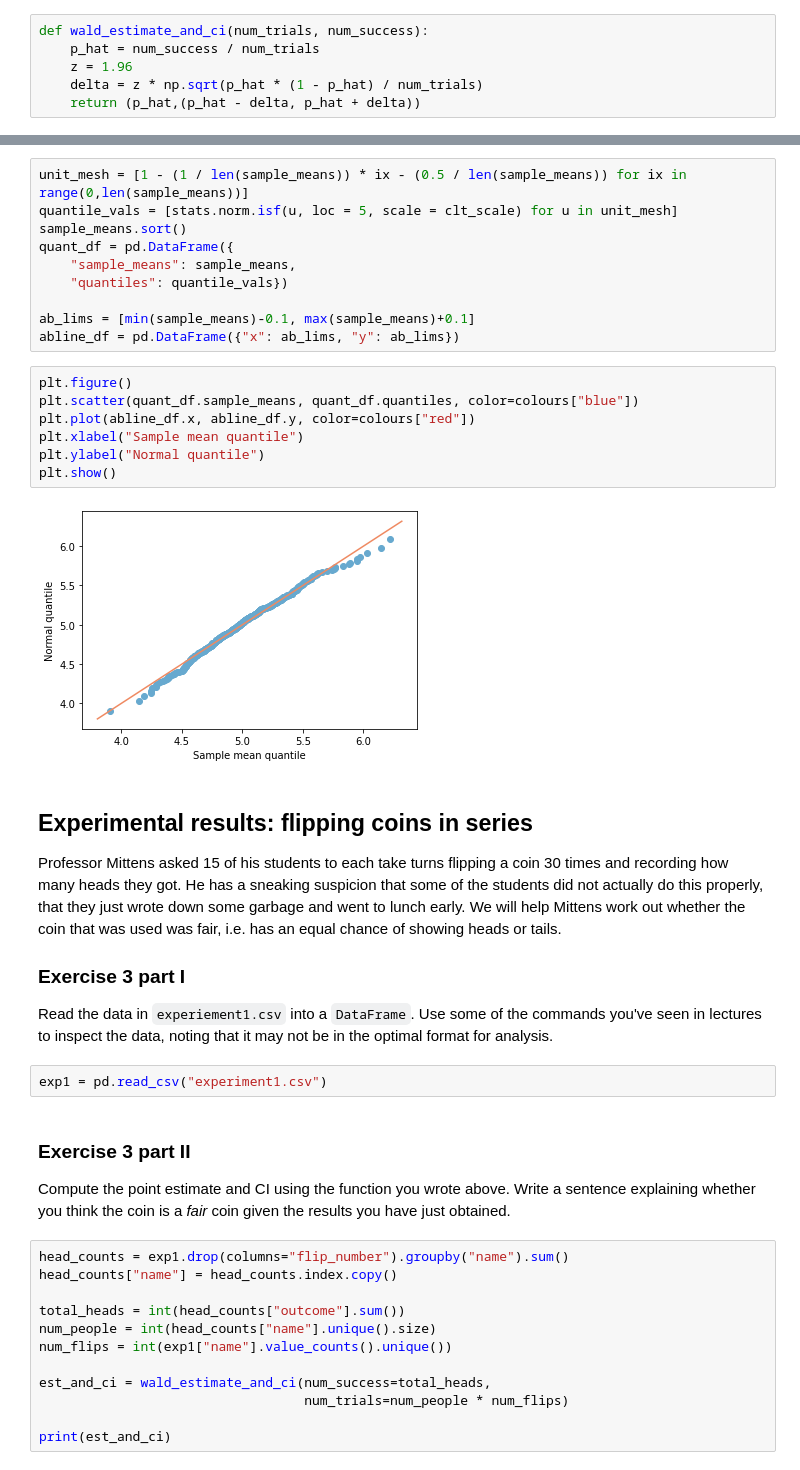
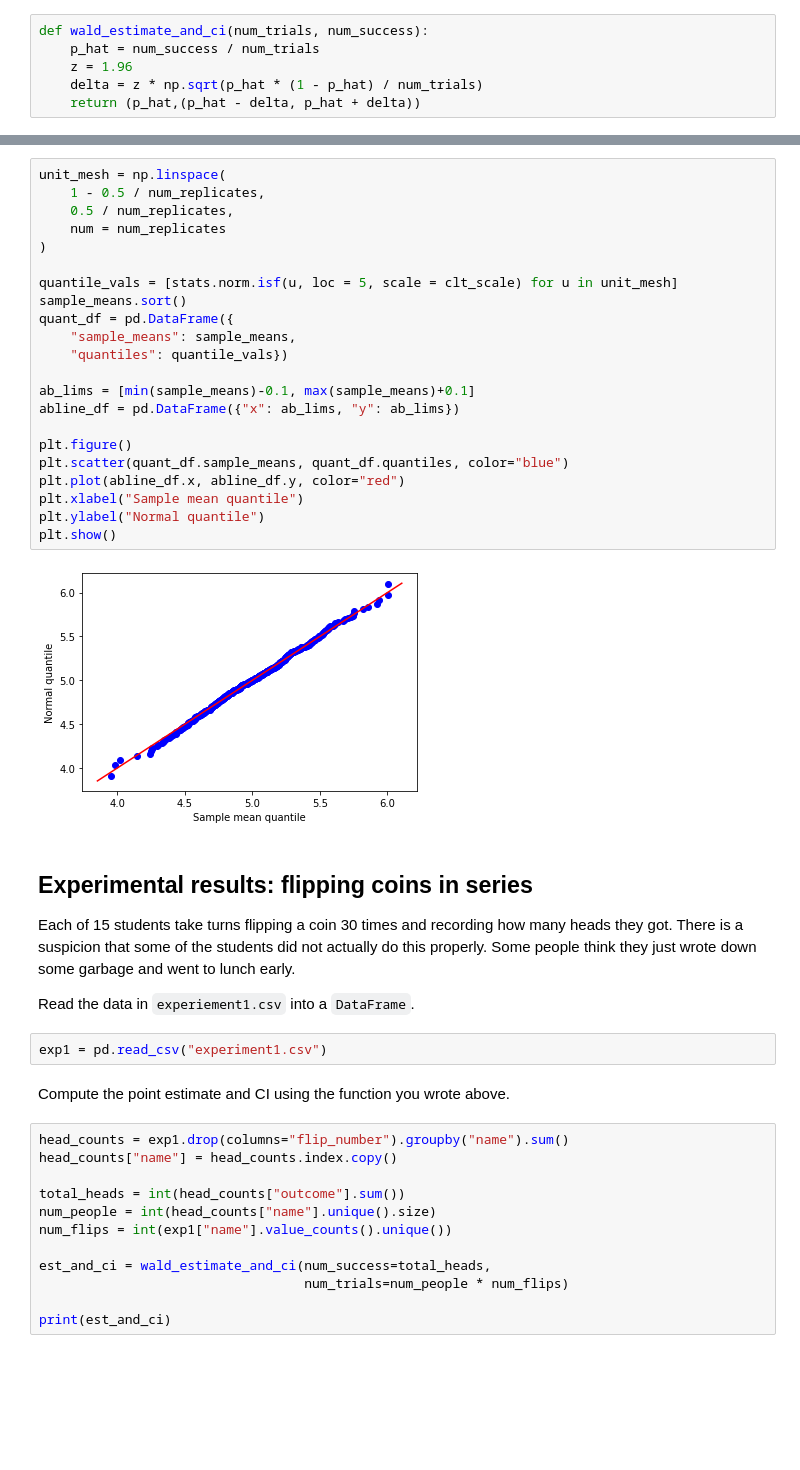
Before and after one commit to aezarebski/aas-extended-examples, a Jupyter notebook: example-1/example-1-answers.ipynb, the cells around one changed output, grey strips where cells are left out. Cells and saved outputs as stored; diff of their text form; blank space fills up the shorter version.

```diff
--- a/example-1/example-1-answers.ipynb
+++ b/example-1/example-1-answers.ipynb
@@ -153,36 +242,41 @@ plt.show()
 # %%
-unit_mesh = [1 - (1 / len(sample_means)) * ix - (0.5 / len(sample_means)) for ix in range(0,len(sample_means))]
+unit_mesh = np.linspace(
+    1 - 0.5 / num_replicates,
+    0.5 / num_replicates,
+    num = num_replicates
+)
+
 quantile_vals = [stats.norm.isf(u, loc = 5, scale = clt_scale) for u in unit_mesh]
 sample_means.sort()
 quant_df = pd.DataFrame({
     "sample_means": sample_means,
     "quantiles": quantile_vals})
 
 ab_lims = [min(sample_means)-0.1, max(sample_means)+0.1]
 abline_df = pd.DataFrame({"x": ab_lims, "y": ab_lims})
+
+plt.figure()
+plt.scatter(quant_df.sample_means, quant_df.quantiles, color="blue")
+plt.plot(abline_df.x, abline_df.y, color="red")
+plt.xlabel("Sample mean quantile")
+plt.ylabel("Normal quantile")
+plt.show()
+# %% [output]
+[figure, added]
-# %%
-plt.figure()
-plt.scatter(quant_df.sample_means, quant_df.quantiles, color=colours["blue"])
-plt.plot(abline_df.x, abline_df.y, color=colours["red"])
-plt.xlabel("Sample mean quantile")
-plt.ylabel("Normal quantile")
-plt.show()
-# %% [output]
-[figure, removed]
 # %% [markdown]
-## Experimental results: flipping coins in series
+Experimental results: flipping coins in series
+----------------------------------------------
 
-Professor Mittens asked 15 of his students to each take turns flipping a coin 30 times and recording how many heads they got. He has a sneaking suspicion that some of the students did not actually do this properly, that they just wrote down some garbage and went to lunch early. We will help Mittens work out whether the coin that was used was fair, i.e. has an equal chance of showing heads or tails.
+Each of 15 students take turns flipping a coin 30 times and recording
+how many heads they got. There is a suspicion that some of the students
+did not actually do this properly. Some people think they just wrote
+down some garbage and went to lunch early.
 
-### Exercise 3 part I
-
-Read the data in `experiement1.csv` into a `DataFrame`. Use some of the commands you've seen in lectures to inspect the data, noting that it may not be in the optimal format for analysis.
+Read the data in `experiement1.csv` into a `DataFrame`.
 # %%
 exp1 = pd.read_csv("experiment1.csv")
-# %% [markdown]
-### Exercise 3 part II
-
-Compute the point estimate and CI using the function you wrote above. Write a sentence explaining whether you think the coin is a _fair_ coin given the results you have just obtained.
+# %% [markdown]
+Compute the point estimate and CI using the function you wrote above.
 # %%
 head_counts = exp1.drop(columns="flip_number").groupby("name").sum()
 head_counts["name"] = head_counts.index.copy()
```
Also changed, not shown: parts of 41 cells of this notebook, 3 other files.
